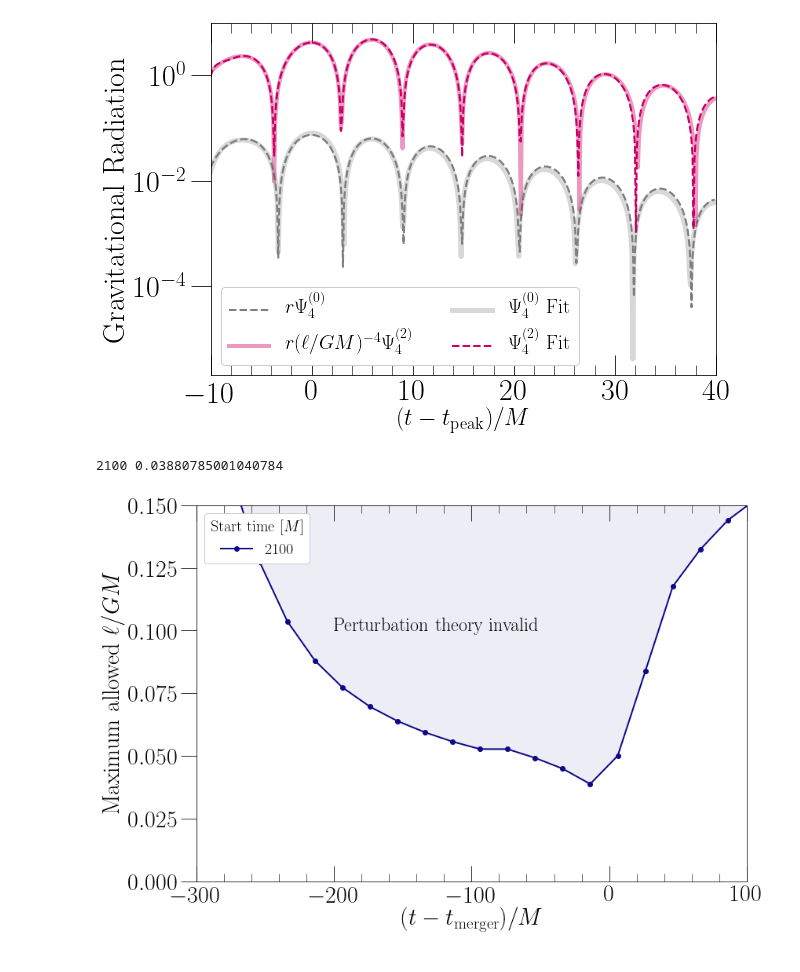
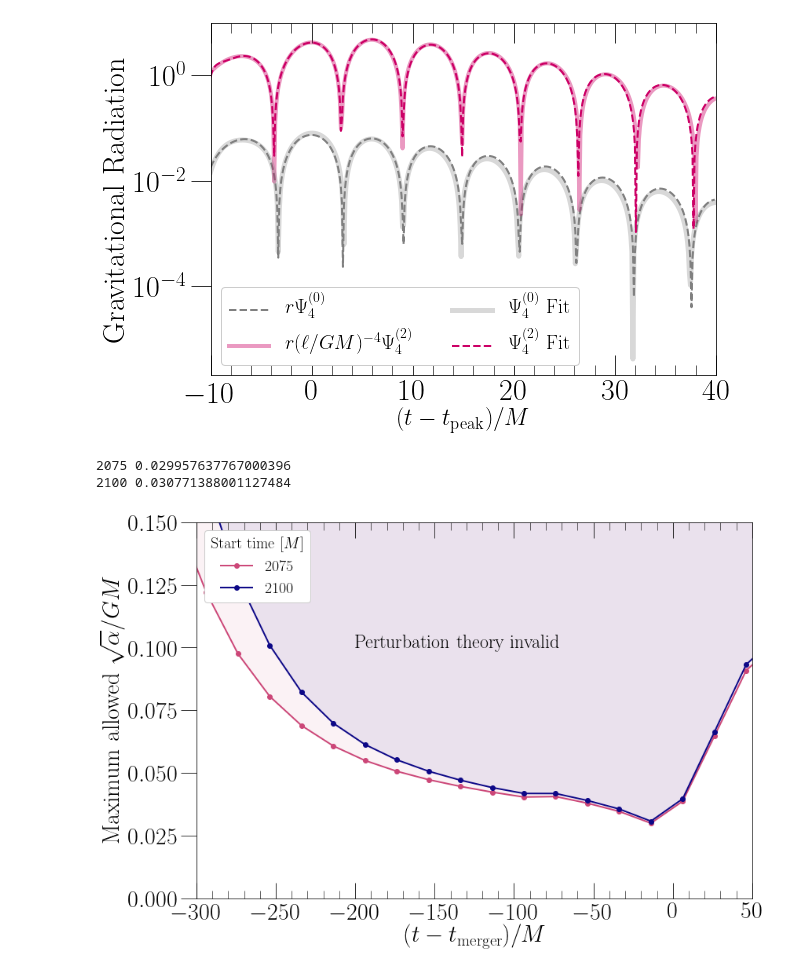
Before and after one commit to mariaokounkova/EDGB, a Jupyter notebook: GW150914/EDGB_GW.ipynb, the cells around one changed output. Drawn from its saved outputs; the diff is of its cells as text; code cells hidden in the pictures.

Commit message:
EDGB_GW: Regime of validity with correct factors
Correct factors

```diff
--- a/GW150914/EDGB_GW.ipynb
+++ b/GW150914/EDGB_GW.ipynb
@@ -255,7 +255,7 @@ plt.show()
 plt.figure(figsize=(14, 8))
 
 for mode in [(2,2)]:
-    time, data = GethPsi4Mode(ev_dir(2100),mode=mode, radius=0)
+    time, data = GethPsi4Mode(ev_dir(2100, lev=0),mode=mode, radius=0)
     time, data = CutTimes(time, data, 2400, 2800)
     plt.plot(time, data, label=mode)
 
@@ -1256,9 +836,11 @@ def ComputeEpsilon(p):
 
     ## Apply the transformation
     ## We want the minimum, which is 1/ the maximum
-    ## epsilon = 0.1 * sqrt(2 * |g| / |h|)
-    #Epsilon = 0.1 * np.sqrt(np.divide(2.0,Validity))
-    Epsilon = C4  * (np.divide(8.0, Validity))**(1.0/4.0)
+    ## Assume that the only thing we're doing to the metric is a factor of alpha and beta
+    Epsilon = C4  * np.sqrt(np.divide(1.0, Validity))
+    ## Take another sqrt so we can do it as sqrt(alpha) / GM, where the
+    ## sqrt(alpha) gives us dimensions of length
+    Epsilon = np.sqrt(Epsilon)
 
     return Time, Epsilon
 
@@ -1267,38 +849,39 @@ def PlotValidity(figname):
 
     figname = 'Validity'
 
-    start_arr = ['2100']
+    start_arr = ['2075','2100']
     ramp = 250 ## ramp length
 
     cmap = matplotlib.cm.get_cmap('plasma')
     colors = [cmap(float(i)/len(start_arr)) for i in range(len(start_arr))][::-1]
 
     f, ax = plt.subplots(1, figsize=(12,8))
 
     for start, color in zip(start_arr, colors):
 
         time, eps = ComputeEpsilon(ev_dir(start))
         # Cut the time so only considering dCS effects
         time, eps = CutTimes(time, eps, -400, 200)
         print (start, min(eps))
         ax.plot(time, eps, '-o', color = color, label=start, lw=2.0)
 
         ax.fill_between(time, eps, 2.0, color=color,alpha=0.07)
 
     legend = ax.legend(fontsize=20, loc='upper left', frameon=True, framealpha = 1.0, ncol=1, \
               title='Start time $[M]$')
     plt.setp(legend.get_title(),fontsize=20)
     ax.text(-200, 0.1, 'Perturbation theory invalid', fontsize=24, color='black')
     ax.set_xlabel('$(t - t_\mathrm{merger})/M$', fontsize=30)
-    ax.set_ylabel(r'Maximum  allowed $\ell/GM$', fontsize=30)
-    ax.set_xlim(-300, 100)
+    ax.set_ylabel(r'Maximum  allowed $\sqrt{\alpha}/GM$', fontsize=30)
+    ax.set_xlim(-300, 50)
     ax.set_ylim(0.0, 0.15)
     plt.tight_layout()
     plt.savefig(figname + '.pdf')
     plt.show()
 
 
 PlotValidity('Validity.pdf')
 # %% [output]
-2100 0.03880785001040784
+2075 0.029957637767000396
+2100 0.030771388001127484
-[figure, old version]
+[figure, new version]
```
Also changed, not shown: parts of 8 cells of this notebook.
